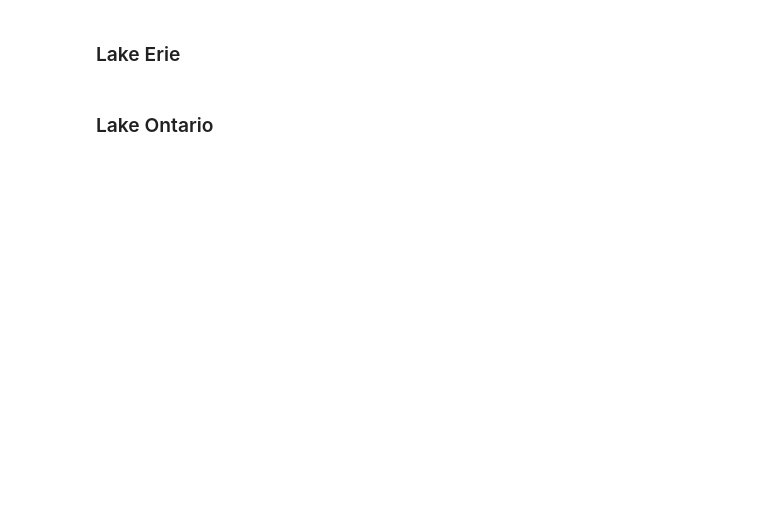
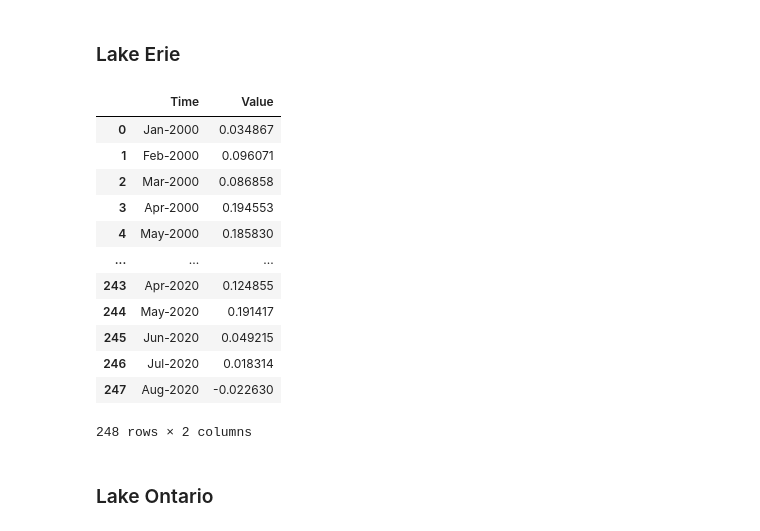
Before and after one commit to healeyq3/MCM2024, a Jupyter notebook: Data-Processing/hydrologic_data_v7.ipynb, the cells around one changed output. Cells and saved outputs as stored; diff of their text form; code cells hidden in the pictures; blank space fills up the shorter version.

```diff
--- a/Data-Processing/hydrologic_data_v7.ipynb
+++ b/Data-Processing/hydrologic_data_v7.ipynb
@@ -259,7 +333,7 @@ e_evap_melted['Time'] = e_evap_melted['Month'].astype(str) + '-' + e_evap_melted
 e_evap = e_evap_melted[['Time', 'Evap Value']].reset_index(drop=True)
 
 # Conversion
-# e_evap['Evap Value'] = e_evap['Evap Value'] * 0.001
+e_evap['Evap Value'] = e_evap['Evap Value'] * 0.001
 
 # e_evap
 # %%
@@ -289,7 +363,7 @@ e_prc = e_prc_melted[['Time', 'Prc Value']].reset_index(drop=True)
 e_prc['Prc Value'] = e_prc['Prc Value'].astype(float)
 
 # Conversion
-# e_prc['Prc Value'] = e_prc['Prc Value'] * 0.001
+e_prc['Prc Value'] = e_prc['Prc Value'] * 0.001
 
 # e_prc
 # %%
@@ -317,9 +391,34 @@ e_runoff = e_runoff[['Time', 'Runoff Value (Flow)']].reset_index(drop=True)
 e_runoff = e_runoff.iloc[:-4, :]
 
 # Conversion
-# e_runoff['Runoff Value (Flow)'] = e_runoff['Runoff Value (Flow)'] * 0.001
+
+e_SA_inv = (1 / (25.74 * 1e9))
+
+e_runoff['Runoff Value (Flow)'] =e_runoff['Runoff Value (Flow)'].apply(lambda x: x * e_SA_inv)
+
+e_runoff['Runoff Value (Flow)'] *= e_runoff['Time'].apply(get_time)
 
 # e_runoff
+# %%
+s_erie = e_runoff.copy()
+s_erie['Runoff Value (Flow)'] = e_prc.iloc[0:248, 1] - e_evap.iloc[0:248, 1] + e_runoff['Runoff Value (Flow)']
+s_erie.rename(columns={'Runoff Value (Flow)':'Value'}, inplace=True)
+# %%
+s_erie
+# %% [output]
+|  | Time | Value |
+| 0 | Jan-2000 | 0.034867 |
+| 1 | Feb-2000 | 0.096071 |
+| 2 | Mar-2000 | 0.086858 |
+| 3 | Apr-2000 | 0.194553 |
+| 4 | May-2000 | 0.185830 |
+| ... | ... | ... |
+| 243 | Apr-2020 | 0.124855 |
+| 244 | May-2020 | 0.191417 |
+| 245 | Jun-2020 | 0.049215 |
+| 246 | Jul-2020 | 0.018314 |
+| 247 | Aug-2020 | -0.022630 |
+248 rows × 2 columns
 # %% [markdown]
 ### Lake Ontario
 # %%
```
Also changed, not shown: parts of 26 cells of this notebook, 4 other files.
